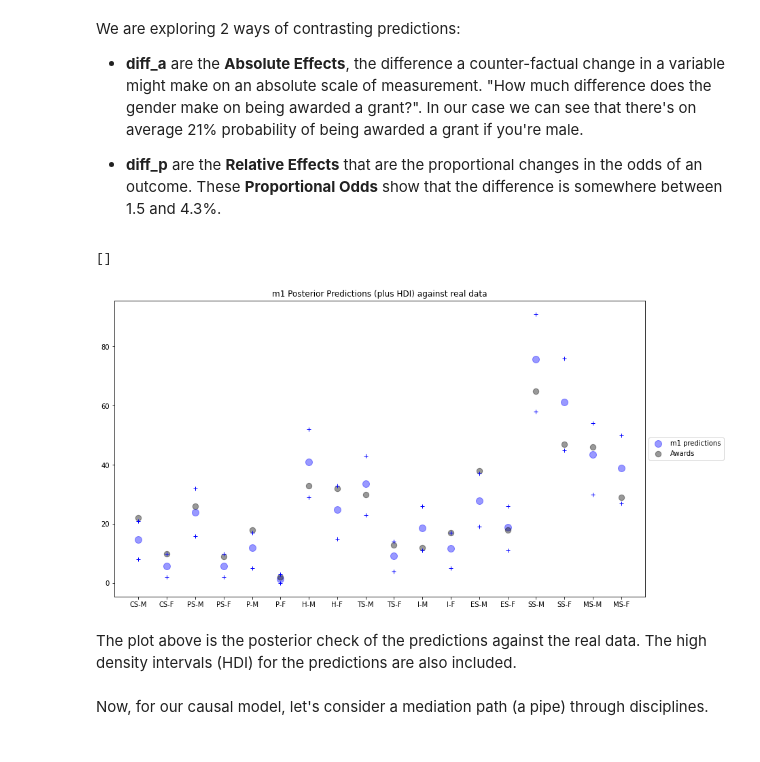
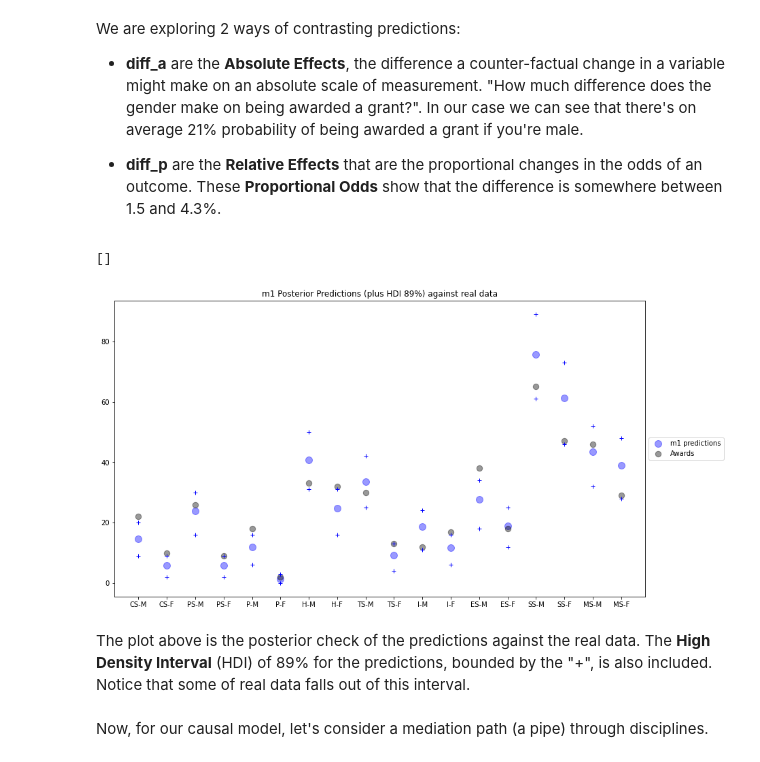
Before and after one commit to elisiojsj/Data-Science, a Jupyter notebook: homeworks_statistical_rethinking/homework_week6.ipynb, the cells around one changed output. Drawn from its saved outputs; the diff is of its cells as text; code cells hidden in the pictures.

```diff
--- a/homeworks_statistical_rethinking/homework_week6.ipynb
+++ b/homeworks_statistical_rethinking/homework_week6.ipynb
@@ -143,24 +143,24 @@ df['m1_pred'] = m1_post_pred['awards'].mean(0)
 # %%
 x_axis = np.linspace(0, 17, 18)
 
 _, ax = plt.subplots(figsize=(14,8))
 ax.scatter(x_axis, df.m1_pred, c='b', s=100, alpha=0.4, label='m1 predictions')
 ax.scatter(x_axis, df.awards, c='k', s=70, alpha=0.4, label='Awards')
-ax.plot([range(0,18), range(0,18)], az.hdi(m1_post_pred['awards']).T, 'b+')
+ax.plot([range(0,18), range(0,18)], az.hdi(m1_post_pred['awards'], hdi_prob=.89).T, 'b+')
 
-plt.title('m1 Posterior Predictions (plus HDI) against real data')
+plt.title('m1 Posterior Predictions (plus HDI 89%) against real data')
 ax.legend(loc='center left', bbox_to_anchor=(1, 0.5))
 
 ax.set_xticks(x_axis)
 ax.set_xticklabels(('CS-M', 'CS-F', 'PS-M', 'PS-F', 'P-M', 'P-F', 'H-M', 'H-F',
                     'TS-M', 'TS-F', 'I-M', 'I-F', 'ES-M', 'ES-F', 'SS-M', 'SS-F',
                     'MS-M', 'MS-F'))
 plt.plot()
 # %% [output]
 []
-[figure, old version]
+[figure, new version]
 # %% [markdown]
-The plot above is the posterior check of the predictions against the real data. The high density intervals (HDI) for the predictions are also included.
+The plot above is the posterior check of the predictions against the real data. The **High Density Interval** (HDI) of 89% for the predictions, bounded by the "+", is also included. Notice that some of real data falls out of this interval.
 # %% [markdown]
 Now, for our causal model, let's consider a mediation path (a pipe) through disciplines.
 # %%
```
Also changed, not shown: parts of 17 cells of this notebook.
